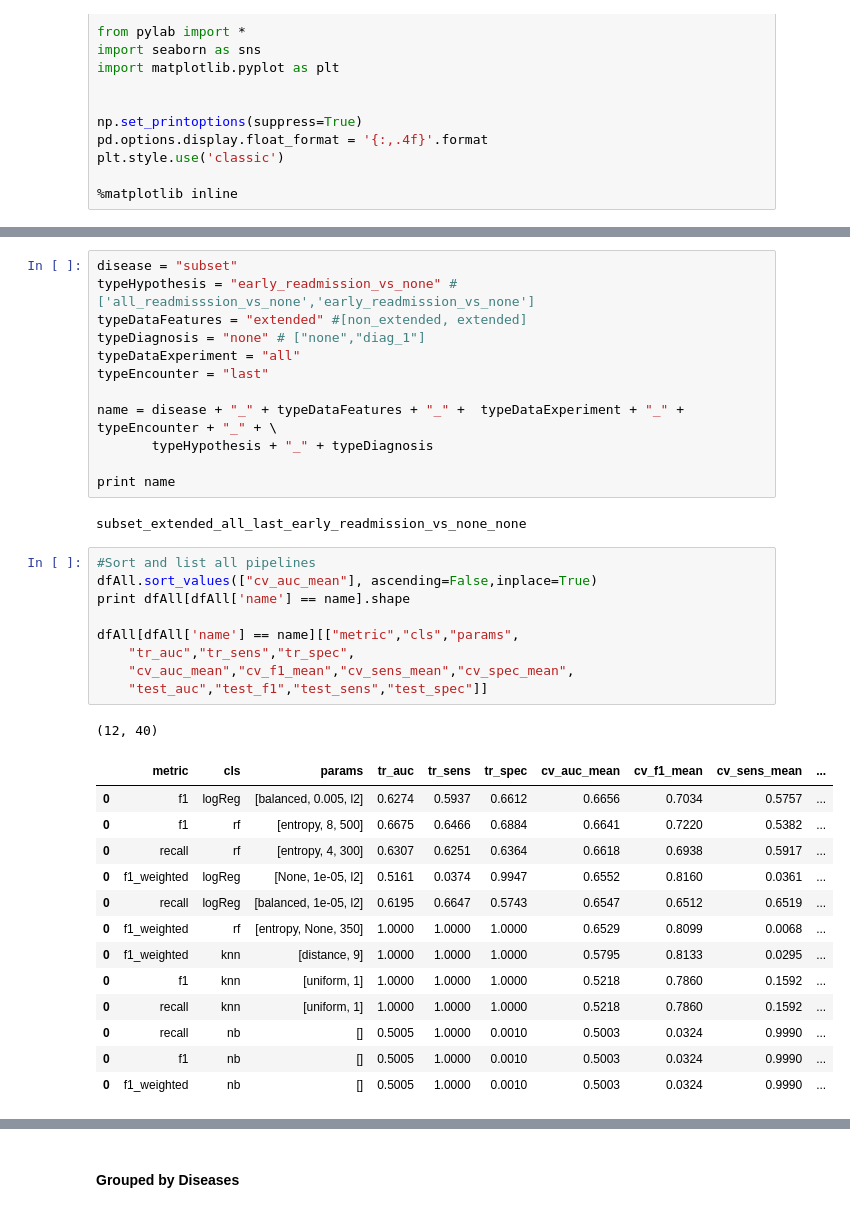
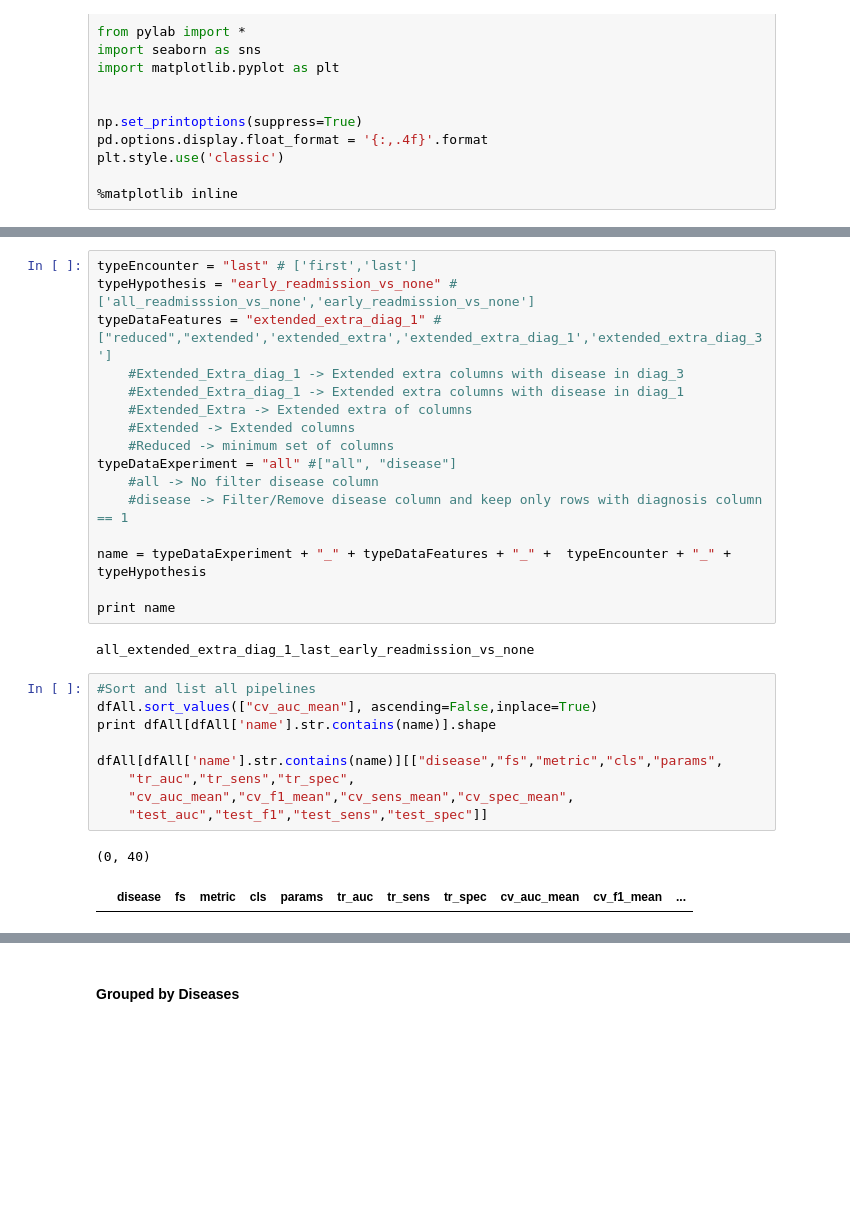
Before and after one commit to CHABOBO/readmission, a Jupyter notebook: notebook/05-results.ipynb, the cells around one changed output, grey strips where cells are left out. Cells and saved outputs as stored; diff of their text form; blank space fills up the shorter version.

```diff
--- a/notebook/05-results.ipynb
+++ b/notebook/05-results.ipynb
@@ -87,40 +86,32 @@ print dfAll.shape
-# %%
-disease = "subset"
-typeHypothesis = "early_readmission_vs_none" # ['all_readmisssion_vs_none','early_readmission_vs_none']
-typeDataFeatures = "extended" #[non_extended, extended]
-typeDiagnosis = "none" # ["none","diag_1"]
-typeDataExperiment = "all"
-typeEncounter = "last"
-
-name = disease + "_" + typeDataFeatures + "_" +  typeDataExperiment + "_" + typeEncounter + "_" + \
-       typeHypothesis + "_" + typeDiagnosis
-
-print name
-# %% [output]
-subset_extended_all_last_early_readmission_vs_none_none
+# %%
+typeEncounter = "last" # ['first','last']
+typeHypothesis = "early_readmission_vs_none" # ['all_readmisssion_vs_none','early_readmission_vs_none']
+typeDataFeatures = "extended_extra_diag_1" # ["reduced","extended','extended_extra','extended_extra_diag_1','extended_extra_diag_3']
+    #Extended_Extra_diag_1 -> Extended extra columns with disease in diag_3
+    #Extended_Extra_diag_1 -> Extended extra columns with disease in diag_1
+    #Extended_Extra -> Extended extra of columns
+    #Extended -> Extended columns
+    #Reduced -> minimum set of columns
+typeDataExperiment = "all" #["all", "disease"]
+    #all -> No filter disease column
+    #disease -> Filter/Remove disease column and keep only rows with diagnosis column == 1
+
+name = typeDataExperiment + "_" + typeDataFeatures + "_" +  typeEncounter + "_" + typeHypothesis
+
+print name
+# %% [output]
+all_extended_extra_diag_1_last_early_readmission_vs_none
 # %%
 #Sort and list all pipelines
 dfAll.sort_values(["cv_auc_mean"], ascending=False,inplace=True)
-print dfAll[dfAll['name'] == name].shape
+print dfAll[dfAll['name'].str.contains(name)].shape
 
-dfAll[dfAll['name'] == name][["metric","cls","params",
+dfAll[dfAll['name'].str.contains(name)][["disease","fs","metric","cls","params",
     "tr_auc","tr_sens","tr_spec",
     "cv_auc_mean","cv_f1_mean","cv_sens_mean","cv_spec_mean",
     "test_auc","test_f1","test_sens","test_spec"]]
 # %% [output]
-(12, 40)
+(0, 40)
-|  | metric | cls | params | tr_auc | tr_sens | tr_spec | cv_auc_mean | cv_f1_mean | cv_sens_mean | ... |
-| 0 | f1 | logReg | [balanced, 0.005, l2] | 0.6274 | 0.5937 | 0.6612 | 0.6656 | 0.7034 | 0.5757 | ... |
-| 0 | f1 | rf | [entropy, 8, 500] | 0.6675 | 0.6466 | 0.6884 | 0.6641 | 0.7220 | 0.5382 | ... |
-| 0 | recall | rf | [entropy, 4, 300] | 0.6307 | 0.6251 | 0.6364 | 0.6618 | 0.6938 | 0.5917 | ... |
-| 0 | f1_weighted | logReg | [None, 1e-05, l2] | 0.5161 | 0.0374 | 0.9947 | 0.6552 | 0.8160 | 0.0361 | ... |
-| 0 | recall | logReg | [balanced, 1e-05, l2] | 0.6195 | 0.6647 | 0.5743 | 0.6547 | 0.6512 | 0.6519 | ... |
-| 0 | f1_weighted | rf | [entropy, None, 350] | 1.0000 | 1.0000 | 1.0000 | 0.6529 | 0.8099 | 0.0068 | ... |
-| 0 | f1_weighted | knn | [distance, 9] | 1.0000 | 1.0000 | 1.0000 | 0.5795 | 0.8133 | 0.0295 | ... |
-| 0 | f1 | knn | [uniform, 1] | 1.0000 | 1.0000 | 1.0000 | 0.5218 | 0.7860 | 0.1592 | ... |
-| 0 | recall | knn | [uniform, 1] | 1.0000 | 1.0000 | 1.0000 | 0.5218 | 0.7860 | 0.1592 | ... |
-| 0 | recall | nb | [] | 0.5005 | 1.0000 | 0.0010 | 0.5003 | 0.0324 | 0.9990 | ... |
-| 0 | f1 | nb | [] | 0.5005 | 1.0000 | 0.0010 | 0.5003 | 0.0324 | 0.9990 | ... |
-| 0 | f1_weighted | nb | [] | 0.5005 | 1.0000 | 0.0010 | 0.5003 | 0.0324 | 0.9990 | ... |
+|  | disease | fs | metric | cls | params | tr_auc | tr_sens | tr_spec | cv_auc_mean | cv_f1_mean | ... |
 # %%
 #Filter pipelines less performance than random
```
Also changed, not shown: parts of 10 cells of this notebook, 9 other files.
